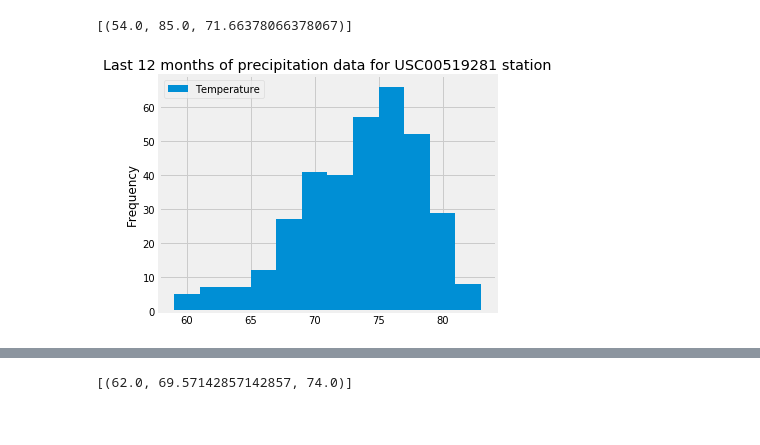
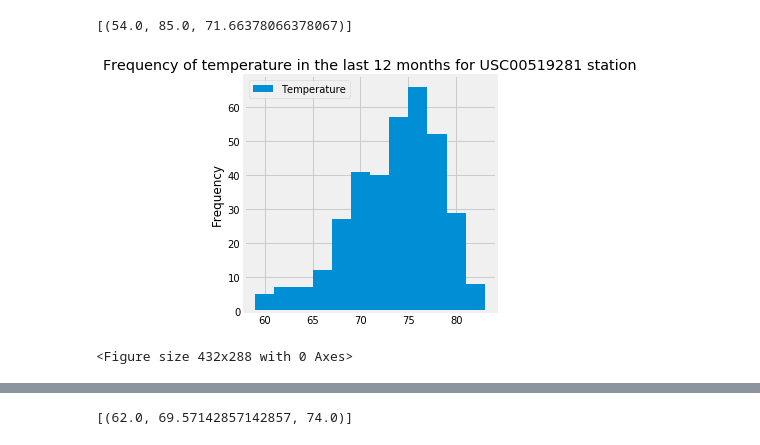
Before and after one commit to dialsilv/sqlalchemy-challenge, a Jupyter notebook: DS_climate.ipynb, the cells around one changed output, grey strips where cells are left out. Cells and saved outputs as stored; diff of their text form; code cells hidden in the pictures.

Commit message:
upd of code, add app.py and charts

```diff
--- a/DS_climate.ipynb
+++ b/DS_climate.ipynb
@@ -148,24 +183,26 @@ results_temp_most_active
 # %%
 # Choose the station with the highest number of temperature observations.
 # Query the last 12 months of temperature observation data for this station and plot the results as a histogram
 tobs_last_twelve_months = session.query(Measurement.date, func.avg(Measurement.tobs)).\
     filter(Measurement.date > twelve_months_ago).\
     group_by(Measurement.date).\
     filter(Measurement.station == station_id_most_active).\
     order_by(Measurement.date).all()
 tobs_last_twelve_months
 
 # Save the query results as a Pandas DataFrame and set the index to the date column
 df_tobs_last_twelve = pd.DataFrame(tobs_last_twelve_months, columns=['date','tobs'])
 df_tobs_last_twelve.set_index('date',inplace=True)
 df_tobs_last_twelve
 # Sort the dataframe by date
 
 # Use Pandas Plotting with Matplotlib to plot the data
 df_tobs_last_twelve.plot.hist(bins=12)
 plt.legend(['Temperature'])
-plt.title(f"Last 12 months of precipitation data for {station_id_most_active} station")
+plt.title(f"Frequency of temperature in the last 12 months for {station_id_most_active} station")
 plt.tight_layout()
 plt.show()
+plt.savefig("Output/Hist_Temperature_last12months_data.png")
 # %% [output]
-[figure, old version]
+[figure, new version]
+<Figure size 432x288 with 0 Axes>
```
Also changed, not shown: parts of 27 cells of this notebook, 5 other files.
